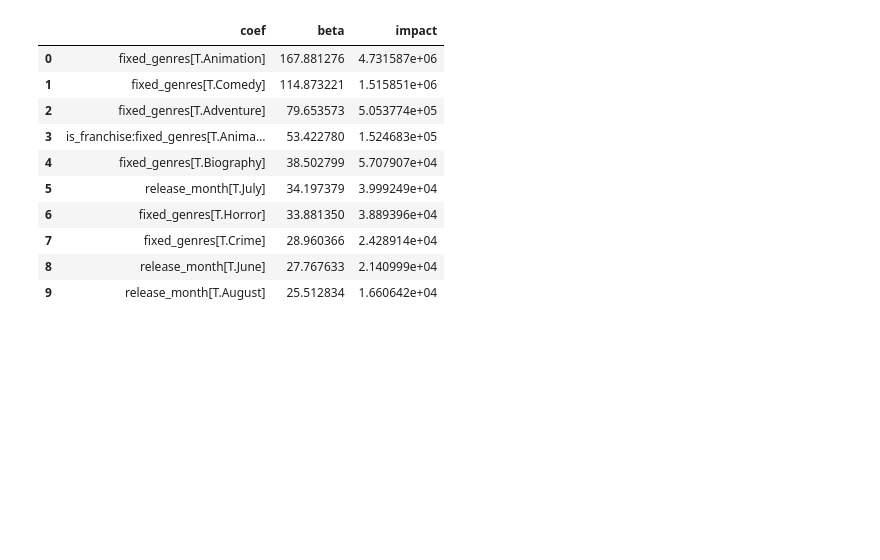
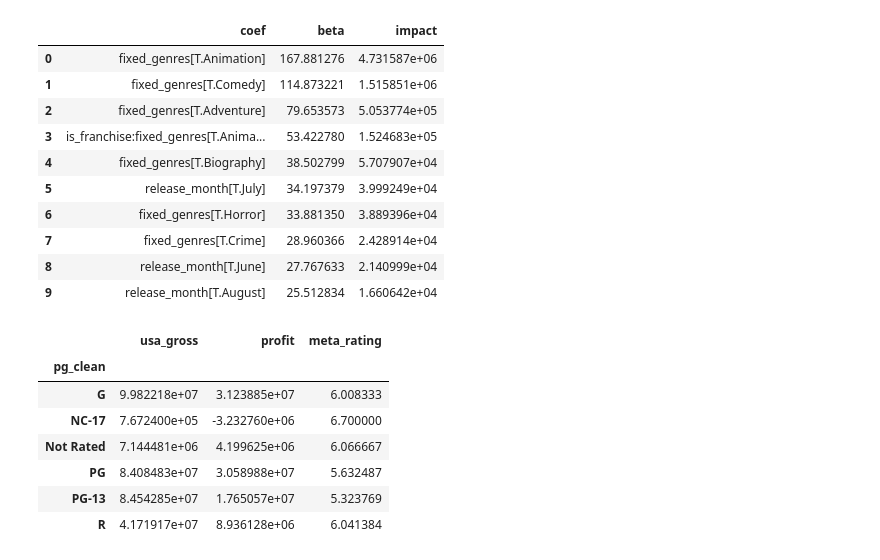
Before and after one commit to yiuhyuk/Project_2_Metis, a Jupyter notebook: lin_reg_analysis_v2.0.ipynb, the cells around one changed output. Drawn from its saved outputs; the diff is of its cells as text; code cells hidden in the pictures; blank space fills up the shorter version.

```diff
--- a/lin_reg_analysis_v2.0.ipynb
+++ b/lin_reg_analysis_v2.0.ipynb
@@ -796,3 +800,15 @@ impact_sort[0:10]
 | 7 | fixed_genres[T.Crime] | 28.960366 | 2.428914e+04 |
 | 8 | release_month[T.June] | 27.767633 | 2.140999e+04 |
 | 9 | release_month[T.August] | 25.512834 | 1.660642e+04 |
+# %%
+final_df['pg_clean'] = [i[0] for i in final_df['parental_guidance']]
+final_df.groupby(by='pg_clean').mean()[['usa_gross','profit','meta_rating']]
+# %% [output]
+|  | usa_gross | profit | meta_rating |
+| pg_clean |  |  |  |
+| G | 9.982218e+07 | 3.123885e+07 | 6.008333 |
+| NC-17 | 7.672400e+05 | -3.232760e+06 | 6.700000 |
+| Not Rated | 7.144481e+06 | 4.199625e+06 | 6.066667 |
+| PG | 8.408483e+07 | 3.058988e+07 | 5.632487 |
+| PG-13 | 8.454285e+07 | 1.765057e+07 | 5.323769 |
+| R | 4.171917e+07 | 8.936128e+06 | 6.041384 |
```
Also changed, not shown: parts of 1 cell of this notebook.
